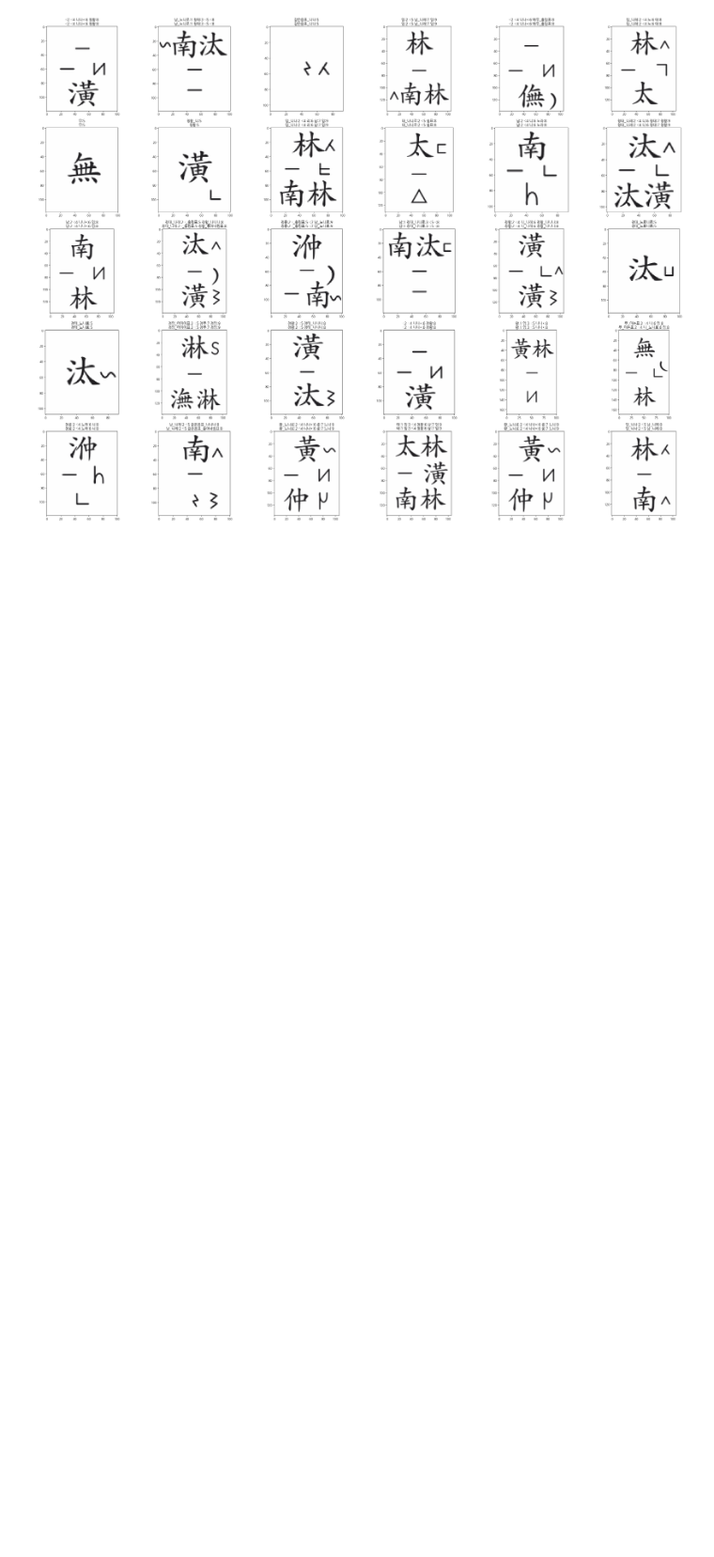
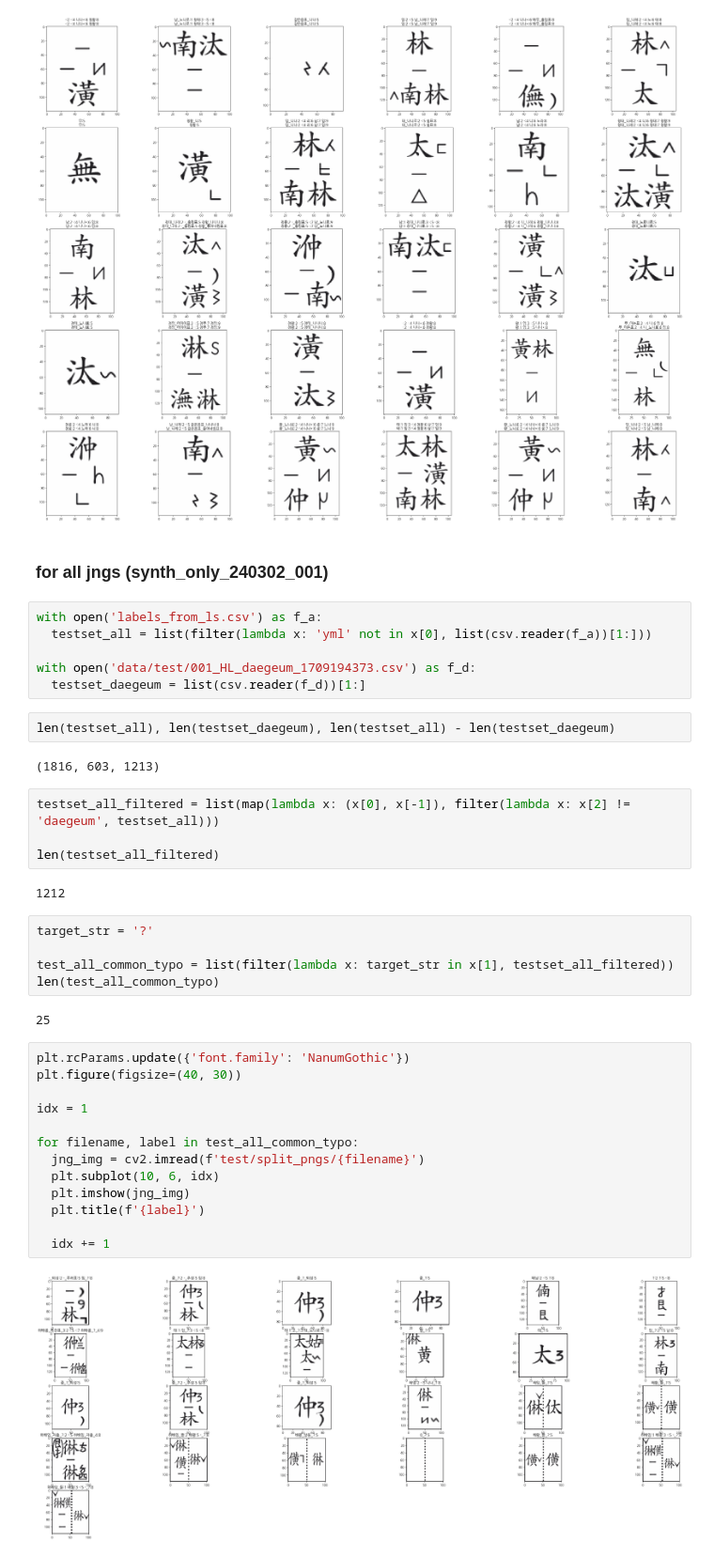
Before and after one commit to MALerLab/jeongganbo-omr, a Jupyter notebook: notebooks/synth_dataset_prep.ipynb, the cells around one changed output. Shown at 94% size. Saved outputs shown, nothing was run; the diff lists cells and outputs as text; blank space fills up the shorter version.

Commit message:
add: test result of test 240302_001 model on all pairs - cleaned current testset labels partially - typo on omr_cnn.py

```diff
--- a/notebooks/synth_dataset_prep.ipynb
+++ b/notebooks/synth_dataset_prep.ipynb
@@ -746,3 +746,43 @@ for _ in range(30):
   idx += 1
 # %% [output]
 [figure]
+# %% [markdown]
+### for all jngs (synth_only_240302_001)
+# %%
+with open('labels_from_ls.csv') as f_a:
+  testset_all = list(filter(lambda x: 'yml' not in x[0], list(csv.reader(f_a))[1:]))
+
+with open('data/test/001_HL_daegeum_1709194373.csv') as f_d:
+  testset_daegeum = list(csv.reader(f_d))[1:]
+# %%
+len(testset_all), len(testset_daegeum), len(testset_all) - len(testset_daegeum)
+# %% [output]
+(1816, 603, 1213)
+# %%
+testset_all_filtered = list(map(lambda x: (x[0], x[-1]), filter(lambda x: x[2] != 'daegeum', testset_all)))
+
+len(testset_all_filtered)
+# %% [output]
+1212
+# %%
+target_str = '?'
+
+test_all_common_typo = list(filter(lambda x: target_str in x[1], testset_all_filtered))
+len(test_all_common_typo)
+# %% [output]
+25
+# %%
+plt.rcParams.update({'font.family': 'NanumGothic'})
+plt.figure(figsize=(40, 30))
+
+idx = 1
+
+for filename, label in test_all_common_typo:
+  jng_img = cv2.imread(f'test/split_pngs/{filename}')
+  plt.subplot(10, 6, idx)
+  plt.imshow(jng_img)
+  plt.title(f'{label}')
+
+  idx += 1
+# %% [output]
+[figure, added]
```
Also changed, not shown: parts of 5 cells of this notebook, 3 other files.
